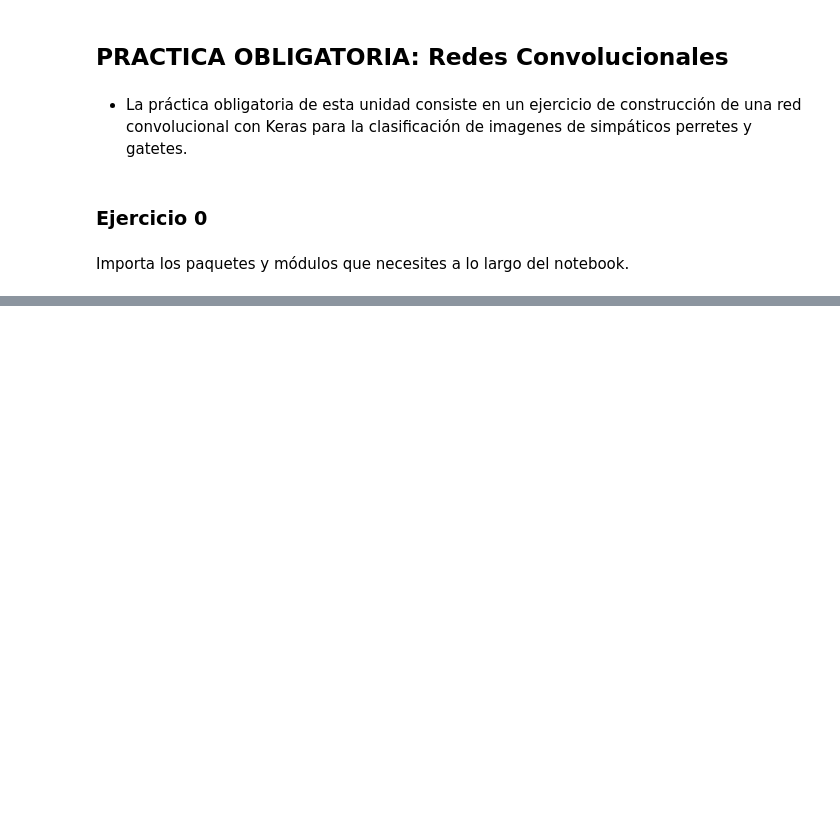
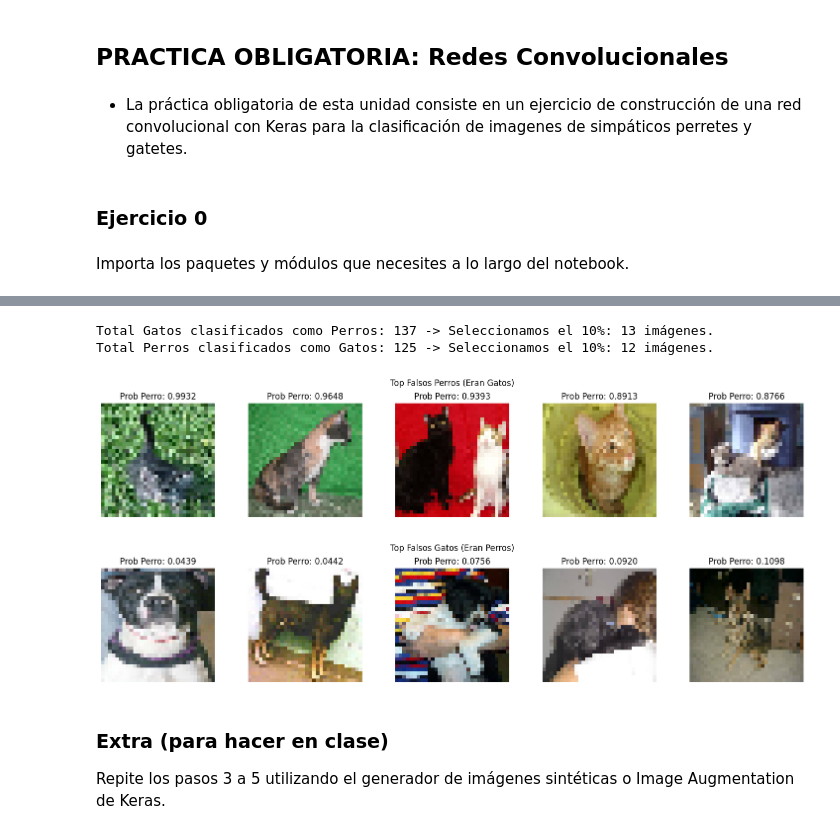
Before and after one commit to JPG250493/Repo-Ejercicios-Jesus, a Jupyter notebook: 05_Deep_Learning/Sprint_16/Unidad_01_CNN_Redes_Convolucionales/03_Practica_Obligatoria/18_Practica_Obligatoria_CNN_Redes_Convolucionales.ipynb, the cells around one changed output, grey strips where cells are left out. Cells and saved outputs as stored; diff of their text form; code cells hidden in the pictures; blank space fills up the shorter version.

```diff
--- a/05_Deep_Learning/Sprint_16/Unidad_01_CNN_Redes_Convolucionales/03_Practica_Obligatoria/18_Practica_Obligatoria_CNN_Redes_Convolucionales.ipynb
+++ b/05_Deep_Learning/Sprint_16/Unidad_01_CNN_Redes_Convolucionales/03_Practica_Obligatoria/18_Practica_Obligatoria_CNN_Redes_Convolucionales.ipynb
@@ -34,0 +373,57 @@ Repite los pasos 3 a 5 utilizando el generador de imágenes sintéticas o Image
+# %%
+# Asegurarnos de que los arrays sean unidimensionales para poder filtrarlos bien
+probabilidades = y_pred_prob.flatten()
+y_true = y_test_enc.flatten()
+y_pred_clases = y_pred.flatten()
+
+# 1. Identificar todos los índices donde el modelo falló
+errores_idx = np.where(y_true != y_pred_clases)[0]
+
+# 2. Separar los errores y ordenarlos por el nivel de confianza (probabilidad)
+# CASO A: Era GATO (0) pero dijo PERRO (1). Mayor confianza = probabilidad más cercana a 1.0
+idx_falsos_perros = [i for i in errores_idx if y_true[i] == 0]
+idx_falsos_perros.sort(key=lambda i: probabilidades[i], reverse=True)
+
+# CASO B: Era PERRO (1) pero dijo GATO (0). Mayor confianza = probabilidad más cercana a 0.0
+idx_falsos_gatos = [i for i in errores_idx if y_true[i] == 1]
+idx_falsos_gatos.sort(key=lambda i: probabilidades[i], reverse=False)
+
+# 3. Calcular el 10% de cada grupo (asegurando coger al menos 1 imagen)
+n_top_falsos_perros = max(1, int(len(idx_falsos_perros) * 0.10))
+n_top_falsos_gatos = max(1, int(len(idx_falsos_gatos) * 0.10))
+
+top_falsos_perros = idx_falsos_perros[:n_top_falsos_perros]
+top_falsos_gatos = idx_falsos_gatos[:n_top_falsos_gatos]
+
+print(f"Total Gatos clasificados como Perros: {len(idx_falsos_perros)} -> Seleccionamos el 10%: {n_top_falsos_perros} imágenes.")
+print(f"Total Perros clasificados como Gatos: {len(idx_falsos_gatos)} -> Seleccionamos el 10%: {n_top_falsos_gatos} imágenes.")
+
+# 4. Visualizar algunas de estas imágenes "difíciles" (opcional pero recomendado)
+def mostrar_imagenes_dificiles(indices, titulo, max_mostrar=5):
+    cantidad = min(len(indices), max_mostrar)
+    fig, axes = plt.subplots(1, cantidad, figsize=(15, 3))
+    if cantidad == 1:
+        axes = [axes]
+
+    for ax, idx in zip(axes, indices[:cantidad]):
+        img_rgb = cv2.cvtColor(X_test[idx], cv2.COLOR_BGR2RGB)
+        ax.imshow(img_rgb)
+        prob = probabilidades[idx]
+        ax.set_title(f"Prob Perro: {prob:.4f}")
+        ax.axis('off')
+
+    plt.suptitle(titulo)
+    plt.tight_layout()
+    plt.show()
+
+mostrar_imagenes_dificiles(top_falsos_perros, "Top Falsos Perros (Eran Gatos)")
+mostrar_imagenes_dificiles(top_falsos_gatos, "Top Falsos Gatos (Eran Perros)")
+# %% [output]
+Total Gatos clasificados como Perros: 137 -> Seleccionamos el 10%: 13 imágenes.
+Total Perros clasificados como Gatos: 125 -> Seleccionamos el 10%: 12 imágenes.
+[figure, added]
+[figure, added]
+# %% [markdown]
+### Extra (para hacer en clase)
+
+Repite los pasos 3 a 5 utilizando el generador de imágenes sintéticas o Image Augmentation de Keras.
```
Also changed, not shown: parts of 15 cells of this notebook.
